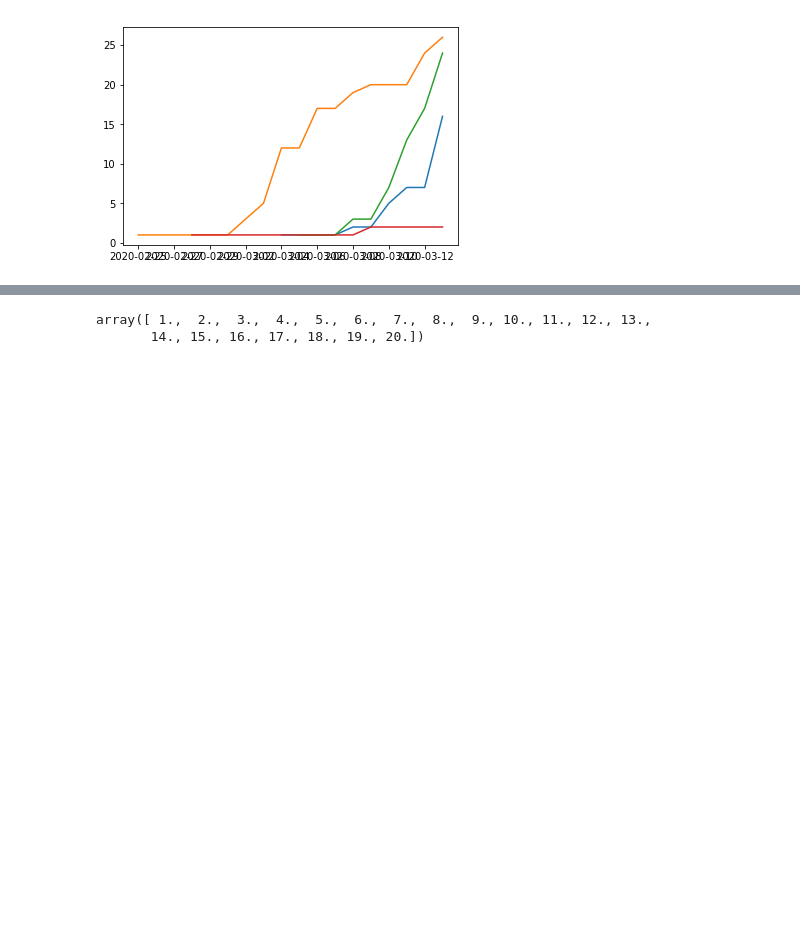
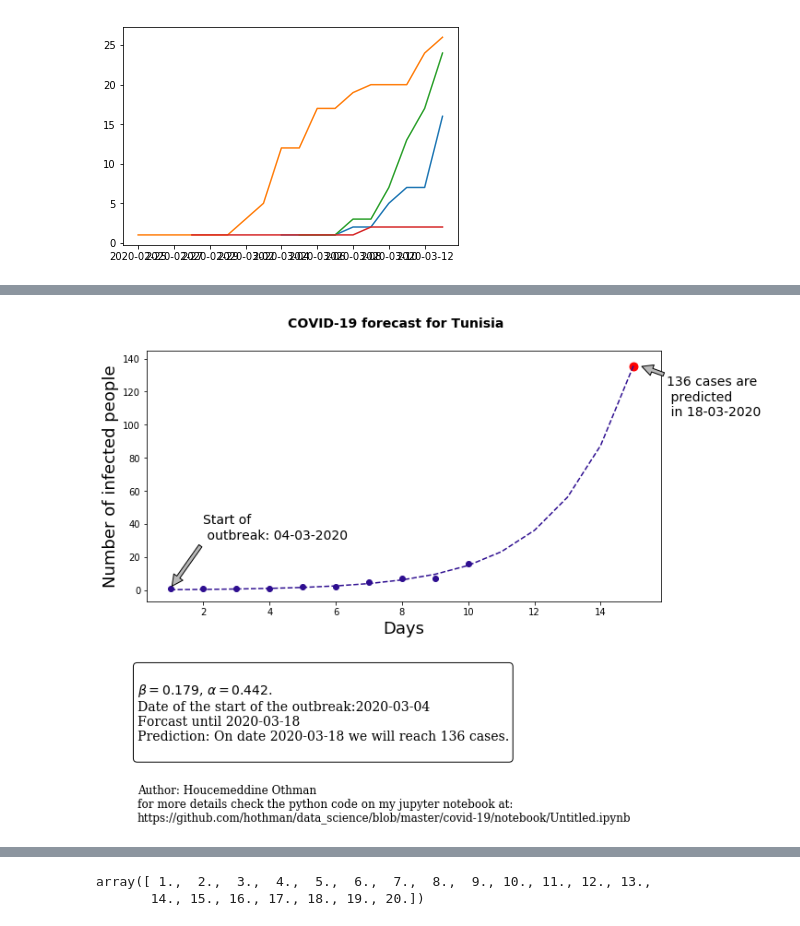
Before and after one commit to hothman/data_science, a Jupyter notebook: covid-19/notebook/Untitled.ipynb, the cells around one changed output, grey strips where cells are left out. Drawn from its saved outputs; the diff is of its cells as text; code cells hidden in the pictures; blank space fills up the shorter version.

```diff
--- a/covid-19/notebook/Untitled.ipynb
+++ b/covid-19/notebook/Untitled.ipynb
@@ -32,16 +32,14 @@ def curve_fitting(dataframe):
 
 def plot_exp_forecast(dataframne, popt, forecast_offset=5, color="red"):
     plot1 = plt.plot(dataframne.days, dataframne.cumulative_count,'o'  ,color =color)
-    offset_array = np.arange(list(Tunisia.days)[-1]+1, list(Tunisia.days)[-1]+forecast_offset+1  )
-    offset = np.append(Tunisia.days, offset_array )
-    #np.append(Tunisia.days)
+    offset_array = np.arange(list(dataframne.days)[-1]+1, list(dataframne.days)[-1]+forecast_offset+1  )
+    offset = np.append(dataframne.days, offset_array )
     plot2 =  plt.plot(offset, expgrowth(offset, *popt),"--",color =color)
     return plot1, plot2
 
 
 
 
-forecast = 5
 
 fig = plt.figure()
 fig.suptitle('COVID-19 forecast for Tunisia', fontsize=14, fontweight='bold')
@@ -110,3 +73,0 @@ country: South Africa,  alpha = 0.602712287758543   beta = 0.4130547253959403
-# %%
-countries = ["Tunisia", "Morocco", "Algeria", "South Africa"]
-countries.index("Morocco")
@@ -119,5 +73,0 @@ list(range(4) )
-# %%
-from scipy.optimize import curve_fit
-popt, pcov = curve_fit(expgrowth, days, subpd[75])
-plt.plot(days, subpd[75],'o'  ,color ="red")
-plt.plot(days, expgrowth(days, *popt),"--",color ="blue")
@@ -126,0 +74,79 @@ plt.plot(days, expgrowth(days, *popt),"--",color ="blue")
+# %%
+import random
+import matplotlib.colors as col
+import itertools
+from datetime import datetime, timedelta
+
+def random_col(alpha=1, keep_alpha=False):
+    r = random.random()
+    g = random.random()
+    b = random.random()
+    return col.to_hex((r, g, b, alpha), keep_alpha=keep_alpha)
+
+def wrap(countries, dataframe, forecast=5):
+    number_of_panels = len(countries)
+    fig, axs = plt.subplots(figsize=(10, 5) )
+    for country in countries:
+        idx = countries.index(country)
+        clean = clean_data(dataframe, country)
+        forecasted_date = list(clean.date)[-1]+timedelta(days=forecast)
+        #timedelta(days=forecast)
+        popt, pcov = curve_fitting(clean)
+        alpha = round(popt[0],3)
+        beta = round(popt[1],3)
+        day_list = list(clean["days"])
+        forecast_day = day_list[-1] + forecast
+        cases_forecasted_day = expgrowth(t=forecast_day, alpha=alpha, beta=beta)
+
+        fig.suptitle('COVID-19 forecast for {0}'.format(country), fontsize=14, fontweight='bold')
+        plt.xlabel("Days", fontsize=18)
+        plt.ylabel("Number of infected people", fontsize=18)
+        plot1, plot2 = plot_exp_forecast(clean, popt, forecast, color = random_col() )
+        # text to insert in the figure
+        text= r"""
+        $\beta = {3}$, $\alpha = {2}$.
+        Date of the start of the outbreak:{0}
+        Forcast until {1}
+        Prediction: On date {4} we will reach {5} cases.
+        """.format(clean.date[0].strftime("%Y-%m-%d"),
+                   forecasted_date.strftime("%Y-%m-%d"),
+                   beta, alpha,
+                   forecasted_date.strftime("%Y-%m-%d"),
+                   int( round(cases_forecasted_day,0)) )
+        text2 = """Author: Houcemeddine Othman
+                   for more details check the python code on my jupyter notebook at:
+                   https://github.com/hothman/data_science/blob/master/covid-19/notebook/Untitled.ipynb"""
+
+
+        plt.scatter(forecast_day, cases_forecasted_day, color="red", s=80 )
+        plt.text(0, -100, text, ha='left', wrap=True, fontsize=14, family='serif',
+                bbox=dict(boxstyle="round", fc="none") )
+        plt.text(0, -140, text2 , ha='left', wrap=True, fontsize=12, family='serif',
+                 )
+
+        start_day = list(clean.days)[0]
+        cases_on_start_day = list(clean.cumulative_count)[0]
+        x_annot_box1 = start_day+1
+        y_annot_box1 = cases_on_start_day+30
+        axs.annotate('Start of \n outbreak: {0} '.format(clean.date[0].strftime("%d-%m-%Y")) ,
+            xy=(start_day, cases_on_start_day),
+            xytext=(x_annot_box1, y_annot_box1),
+            fontsize=14,
+            arrowprops=dict(facecolor='#B9B9B9', shrink=0.05))
+
+        x_annot_box2 = forecast_day+1
+        y_annot_box2 = cases_forecasted_day-30
+        axs.annotate('{0} cases are \n predicted \n in {1}'.format(int( round(cases_forecasted_day,0)),
+            forecasted_date.strftime("%d-%m-%Y")) ,
+            xy=(forecast_day+0.2, cases_forecasted_day),
+            xytext=(x_annot_box2, y_annot_box2),
+            fontsize=14,
+            arrowprops=dict(facecolor='#B9B9B9', shrink=0.05))
+
+
+
+
+
+wrap(["Tunisia"], data)
+plt.savefig("/home/houcemeddine/Desktop/Tunisia_forcast15March.svg")
+# %% [output]
@@ -126,0 +156 @@ plt.plot(days, expgrowth(days, *popt),"--",color ="blue")
+[figure, added]
```
Also changed, not shown: parts of 11 cells of this notebook, 1 other file.
